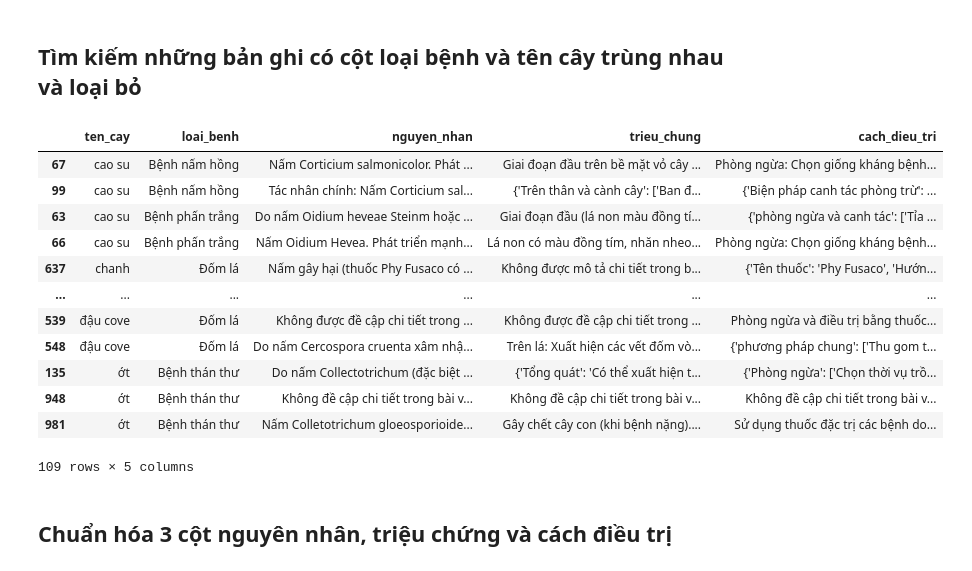
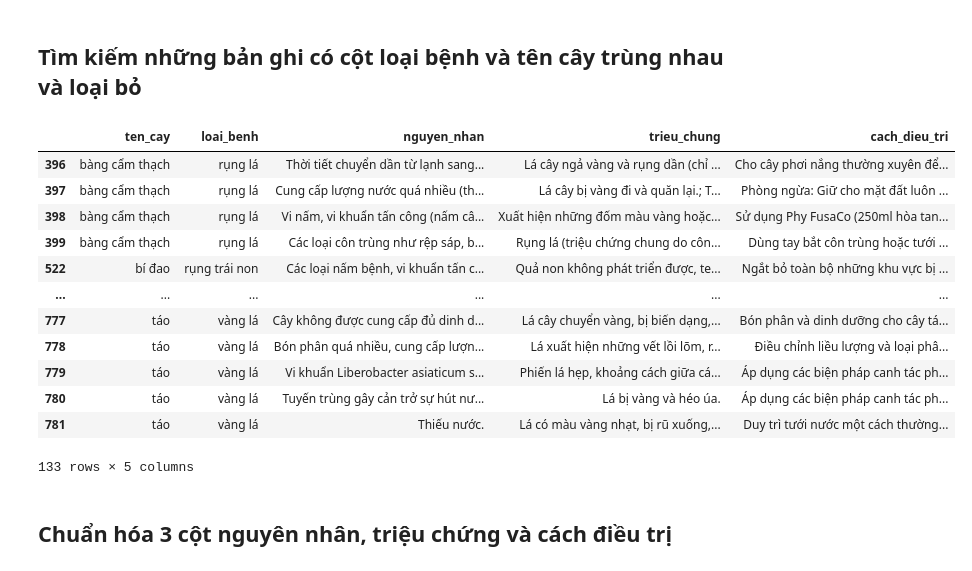
Before and after one commit to samuel7232003/project-ky-9, a Jupyter notebook: KG_RAG_AI/rag_knowledge_graph_disease_tree/preprocess_data.ipynb, the cells around one changed output. Cells and saved outputs as stored; diff of their text form; code cells hidden in the pictures.

```diff
--- a/KG_RAG_AI/rag_knowledge_graph_disease_tree/preprocess_data.ipynb
+++ b/KG_RAG_AI/rag_knowledge_graph_disease_tree/preprocess_data.ipynb
@@ -170,22 +171,22 @@ def find_duplicates(csv_path):
 
     return duplicates_df
 # %%
-dups = find_duplicates("data/data_clean_1.csv")
+dups = find_duplicates("data/data_general_final2.csv")
 dups  # xem các hàng trùng nhau
 # %% [output]
 |  | ten_cay | loai_benh | nguyen_nhan | trieu_chung | cach_dieu_tri |
-| 67 | cao su | Bệnh nấm hồng | Nấm Corticium salmonicolor. Phát ... | Giai đoạn đầu trên bề mặt vỏ cây ... | Phòng ngừa: Chọn giống kháng bệnh... |
-| 99 | cao su | Bệnh nấm hồng | Tác nhân chính: Nấm Corticium sal... | {'Trên thân và cành cây': ['Ban đ... | {'Biện pháp canh tác phòng trừ': ... |
-| 63 | cao su | Bệnh phấn trắng | Do nấm Oidium heveae Steinm hoặc ... | Giai đoạn đầu (lá non màu đồng tí... | {'phòng ngừa và canh tác': ['Tỉa ... |
-| 66 | cao su | Bệnh phấn trắng | Nấm Oidium Hevea. Phát triển mạnh... | Lá non có màu đồng tím, nhăn nheo... | Phòng ngừa: Chọn giống kháng bệnh... |
-| 637 | chanh | Đốm lá | Nấm gây hại (thuốc Phy Fusaco có ... | Không được mô tả chi tiết trong b... | {'Tên thuốc': 'Phy Fusaco', 'Hướn... |
+| 396 | bàng cẩm thạch | rụng lá | Thời tiết chuyển dần từ lạnh sang... | Lá cây ngả vàng và rụng dần (chỉ ... | Cho cây phơi nắng thường xuyên để... |
+| 397 | bàng cẩm thạch | rụng lá | Cung cấp lượng nước quá nhiều (th... | Lá cây bị vàng đi và quăn lại.; T... | Phòng ngừa: Giữ cho mặt đất luôn ... |
+| 398 | bàng cẩm thạch | rụng lá | Vi nấm, vi khuẩn tấn công (nấm câ... | Xuất hiện những đốm màu vàng hoặc... | Sử dụng Phy FusaCo (250ml hòa tan... |
+| 399 | bàng cẩm thạch | rụng lá | Các loại côn trùng như rệp sáp, b... | Rụng lá (triệu chứng chung do côn... | Dùng tay bắt côn trùng hoặc tưới ... |
+| 522 | bí đao | rụng trái non | Các loại nấm bệnh, vi khuẩn tấn c... | Quả non không phát triển được, te... | Ngắt bỏ toàn bộ những khu vực bị ... |
 | ... | ... | ... | ... | ... | ... |
-| 539 | đậu cove | Đốm lá | Không được đề cập chi tiết trong ... | Không được đề cập chi tiết trong ... | Phòng ngừa và điều trị bằng thuốc... |
-| 548 | đậu cove | Đốm lá | Do nấm Cercospora cruenta xâm nhậ... | Trên lá: Xuất hiện các vết đốm vò... | {'phương pháp chung': ['Thu gom t... |
-| 135 | ớt | Bệnh thán thư | Do nấm Collectotrichum (đặc biệt ... | {'Tổng quát': 'Có thể xuất hiện t... | {'Phòng ngừa': ['Chọn thời vụ trồ... |
-| 948 | ớt | Bệnh thán thư | Không đề cập chi tiết trong bài v... | Không đề cập chi tiết trong bài v... | Không đề cập chi tiết trong bài v... |
-| 981 | ớt | Bệnh thán thư | Nấm Colletotrichum gloeosporioide... | Gây chết cây con (khi bệnh nặng).... | Sử dụng thuốc đặc trị các bệnh do... |
+| 777 | táo | vàng lá | Cây không được cung cấp đủ dinh d... | Lá cây chuyển vàng, bị biến dạng,... | Bón phân và dinh dưỡng cho cây tá... |
+| 778 | táo | vàng lá | Bón phân quá nhiều, cung cấp lượn... | Lá xuất hiện những vết lồi lõm, r... | Điều chỉnh liều lượng và loại phâ... |
+| 779 | táo | vàng lá | Vi khuẩn Liberobacter asiaticum s... | Phiến lá hẹp, khoảng cách giữa cá... | Áp dụng các biện pháp canh tác ph... |
+| 780 | táo | vàng lá | Tuyến trùng gây cản trở sự hút nư... | Lá bị vàng và héo úa. | Áp dụng các biện pháp canh tác ph... |
+| 781 | táo | vàng lá | Thiếu nước. | Lá có màu vàng nhạt, bị rũ xuống,... | Duy trì tưới nước một cách thường... |
-109 rows × 5 columns
+133 rows × 5 columns
 # %%
 import pandas as pd
 
```
Also changed, not shown: parts of 4 cells of this notebook, 3 other files.
